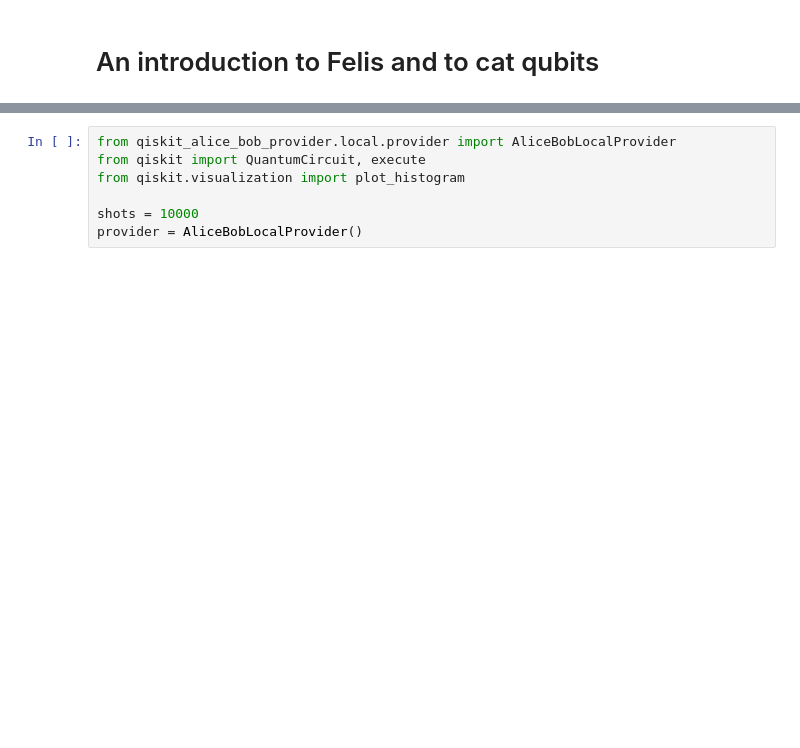
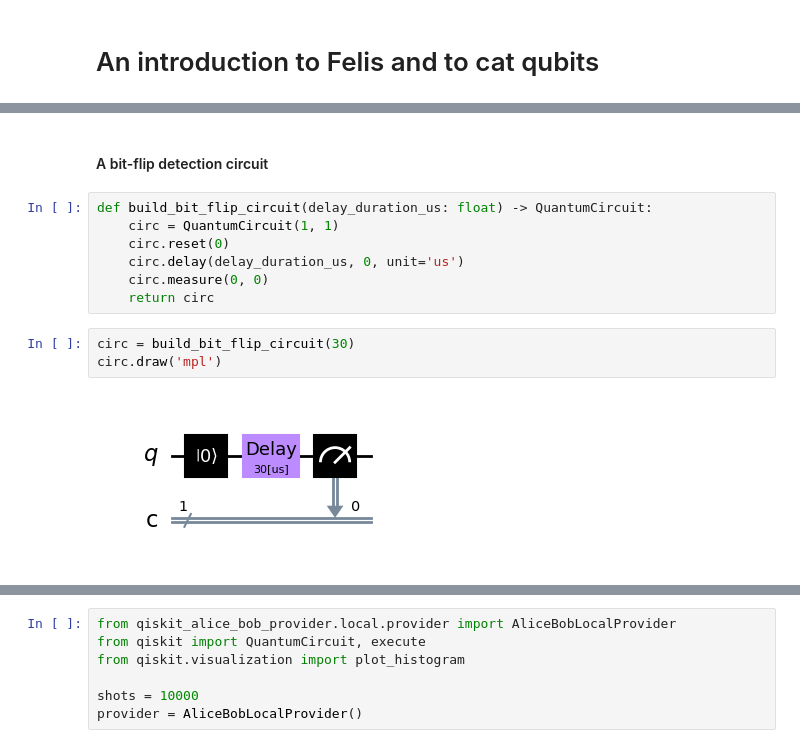
Before and after one commit to Alice-Bob-SW/emulation-examples, a Jupyter notebook: 0 - An introduction to cat qubits.ipynb, the cells around one changed output, grey strips where cells are left out. Drawn from its saved outputs; the diff is of its cells as text; blank space fills up the shorter version.

```diff
--- a/0 - An introduction to cat qubits.ipynb
+++ b/0 - An introduction to cat qubits.ipynb
@@ -16,0 +89,14 @@ Let us start by creating and measuring a Bell state on two logical qubits.
+# %% [markdown]
+#### A bit-flip detection circuit
+# %%
+def build_bit_flip_circuit(delay_duration_us: float) -> QuantumCircuit:
+    circ = QuantumCircuit(1, 1)
+    circ.reset(0)
+    circ.delay(delay_duration_us, 0, unit='us')
+    circ.measure(0, 0)
+    return circ
+# %%
+circ = build_bit_flip_circuit(30)
+circ.draw('mpl')
+# %% [output]
+[figure, added]
```
Also changed, not shown: parts of 45 cells of this notebook.
